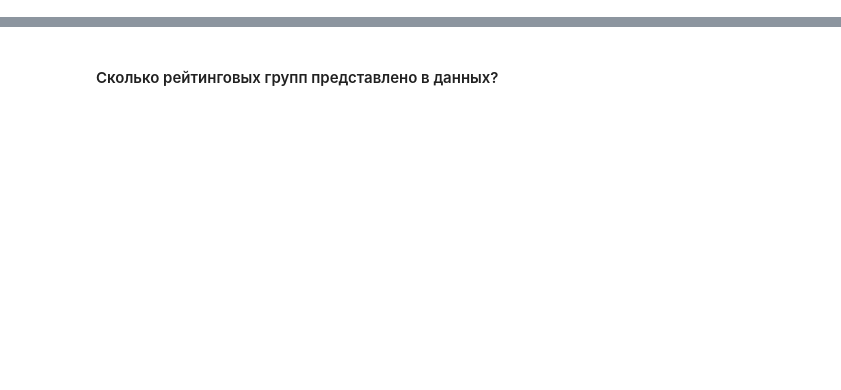
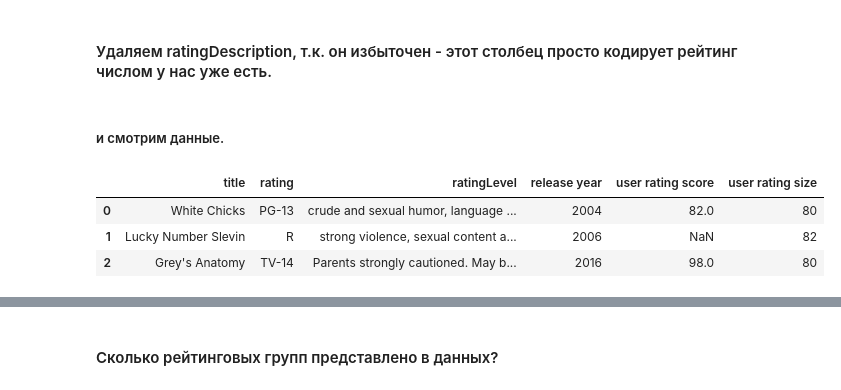
Before and after one commit to Qwertymegaforce/EDA_HSE_ML, a Jupyter notebook: MainStream_continue.ipynb, the cells around one changed output, grey strips where cells are left out. Saved outputs shown, nothing was run; the diff lists cells and outputs as text; code cells hidden in the pictures; blank space fills up the shorter version.

```diff
--- a/Course Project MDS - EDA Netflix.ipynb
+++ b/MainStream_continue.ipynb
@@ -203,0 +12,2 @@ data_clear.head(3)
+# %% [markdown]
+#### Удаляем ratingDescription, т.к. он избыточен - этот столбец просто кодирует рейтинг числом у нас уже есть.
@@ -203,0 +16,9 @@ data_clear.head(3)
+# %% [markdown]
+##### и смотрим данные.
+# %%
+data.head(3)
+# %% [output]
+|  | title | rating | ratingLevel | release year | user rating score | user rating size |
+| 0 | White Chicks | PG-13 | crude and sexual humor, language ... | 2004 | 82.0 | 80 |
+| 1 | Lucky Number Slevin | R | strong violence, sexual content a... | 2006 | NaN | 82 |
+| 2 | Grey's Anatomy | TV-14 | Parents strongly cautioned. May b... | 2016 | 98.0 | 80 |
```
Also changed, not shown: parts of 71 cells of this notebook, 4 other files.
